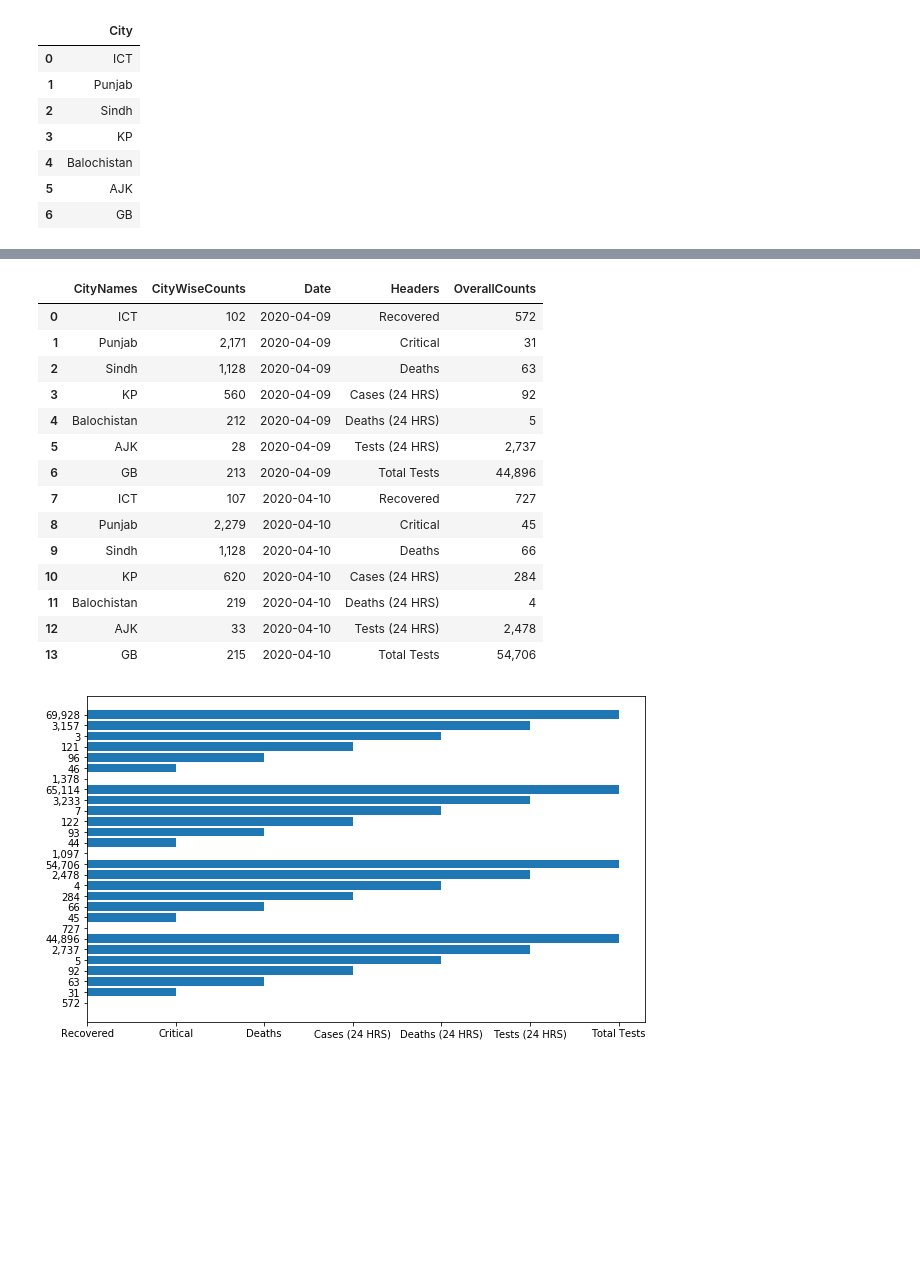
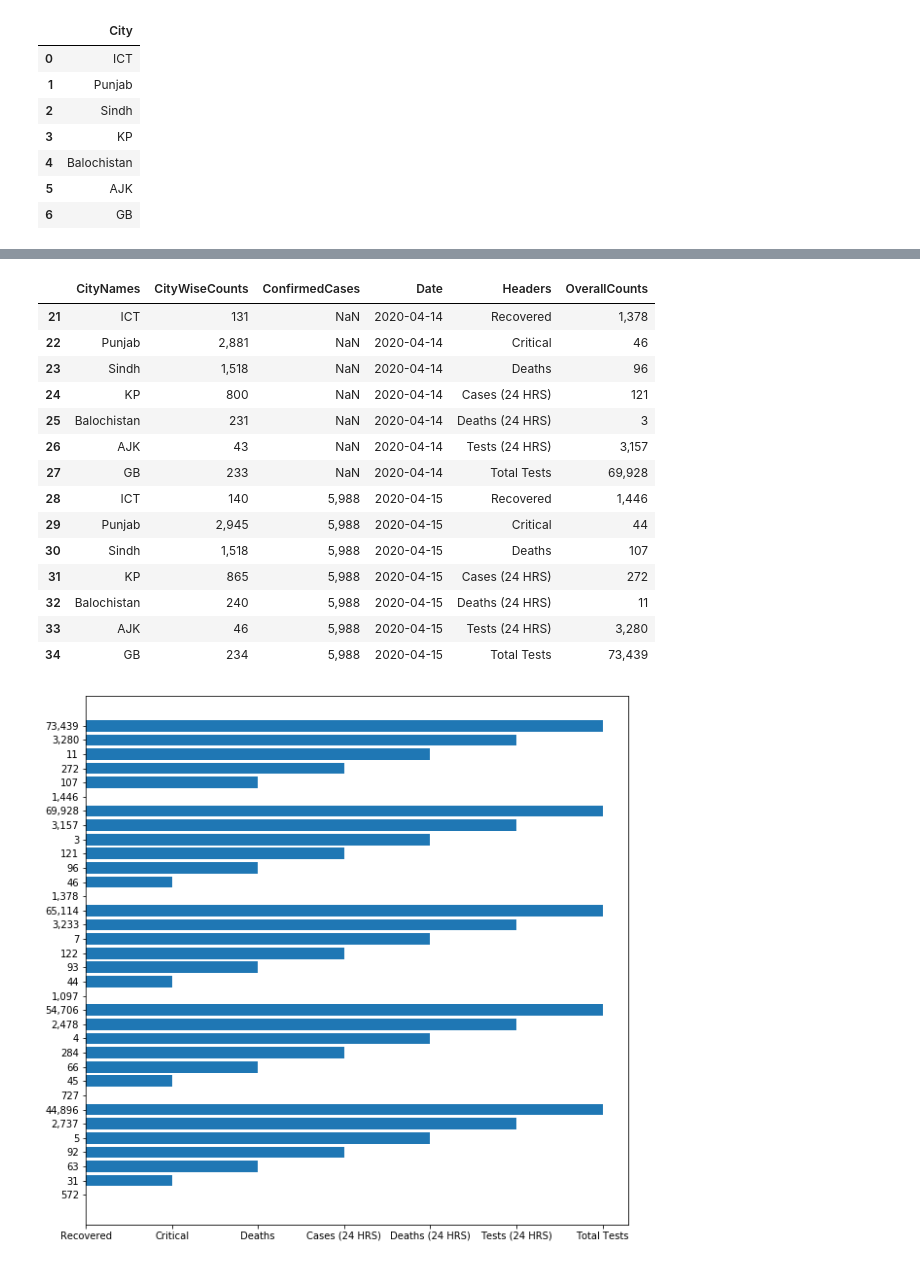
Before and after one commit to mmsayyam/Corona-Pakistan-Stats, a Jupyter notebook: Corona stats of Pakistan.ipynb, the cells around one changed output, grey strips where cells are left out. Drawn from its saved outputs; the diff is of its cells as text; code cells hidden in the pictures; blank space fills up the shorter version.

```diff
--- a/Corona stats of Pakistan.ipynb
+++ b/Corona stats of Pakistan.ipynb
@@ -235,6 +217,7 @@ df_final['Date'] = today
 df_final['CityWiseCounts'] = df_citywise_cases.Counts
 df_final['Headers'] = df_col['ColumnNames']
 df_final['OverallCounts'] = df_counts['Counts']
+df_final['ConfirmedCases'] = df_total_count.Count.iloc[0]
 # %%
 df_final
 # %% [output]
@@ -284,23 +267,23 @@ df_file.Date = df_file.Date.str.replace(' 00:00:00', '')
 # %%
 df_file.drop(columns=['index'], inplace=True)
 # %%
-df_file.head(14)
+df_file.tail(14)
 # %% [output]
-|  | CityNames | CityWiseCounts | Date | Headers | OverallCounts |
-| 0 | ICT | 102 | 2020-04-09 | Recovered | 572 |
-| 1 | Punjab | 2,171 | 2020-04-09 | Critical | 31 |
-| 2 | Sindh | 1,128 | 2020-04-09 | Deaths | 63 |
-| 3 | KP | 560 | 2020-04-09 | Cases (24 HRS) | 92 |
-| 4 | Balochistan | 212 | 2020-04-09 | Deaths (24 HRS) | 5 |
-| 5 | AJK | 28 | 2020-04-09 | Tests (24 HRS) | 2,737 |
-| 6 | GB | 213 | 2020-04-09 | Total Tests | 44,896 |
-| 7 | ICT | 107 | 2020-04-10 | Recovered | 727 |
-| 8 | Punjab | 2,279 | 2020-04-10 | Critical | 45 |
-| 9 | Sindh | 1,128 | 2020-04-10 | Deaths | 66 |
-| 10 | KP | 620 | 2020-04-10 | Cases (24 HRS) | 284 |
-| 11 | Balochistan | 219 | 2020-04-10 | Deaths (24 HRS) | 4 |
-| 12 | AJK | 33 | 2020-04-10 | Tests (24 HRS) | 2,478 |
-| 13 | GB | 215 | 2020-04-10 | Total Tests | 54,706 |
+|  | CityNames | CityWiseCounts | ConfirmedCases | Date | Headers | OverallCounts |
+| 21 | ICT | 131 | NaN | 2020-04-14 | Recovered | 1,378 |
+| 22 | Punjab | 2,881 | NaN | 2020-04-14 | Critical | 46 |
+| 23 | Sindh | 1,518 | NaN | 2020-04-14 | Deaths | 96 |
+| 24 | KP | 800 | NaN | 2020-04-14 | Cases (24 HRS) | 121 |
+| 25 | Balochistan | 231 | NaN | 2020-04-14 | Deaths (24 HRS) | 3 |
+| 26 | AJK | 43 | NaN | 2020-04-14 | Tests (24 HRS) | 3,157 |
+| 27 | GB | 233 | NaN | 2020-04-14 | Total Tests | 69,928 |
+| 28 | ICT | 140 | 5,988 | 2020-04-15 | Recovered | 1,446 |
+| 29 | Punjab | 2,945 | 5,988 | 2020-04-15 | Critical | 44 |
+| 30 | Sindh | 1,518 | 5,988 | 2020-04-15 | Deaths | 107 |
+| 31 | KP | 865 | 5,988 | 2020-04-15 | Cases (24 HRS) | 272 |
+| 32 | Balochistan | 240 | 5,988 | 2020-04-15 | Deaths (24 HRS) | 11 |
+| 33 | AJK | 46 | 5,988 | 2020-04-15 | Tests (24 HRS) | 3,280 |
+| 34 | GB | 234 | 5,988 | 2020-04-15 | Total Tests | 73,439 |
 # %%
 # getting city wise date and counts and assigning to variables
 ict = df_file.loc[df_file['CityNames'] == 'ICT', ['CityWiseCounts', 'Date']]
@@ -312,9 +295,9 @@ ajk = df_file.loc[df_file['CityNames'] == 'AJK', ['CityWiseCounts', 'Date']]
 gb = df_file.loc[df_file['CityNames'] == 'GB', ['CityWiseCounts', 'Date']]
 # %%
 import matplotlib.pyplot as plt
-fig = plt.figure(figsize=(10, 6))
+fig = plt.figure(figsize=(10, 10))
 plt.barh(df_file.OverallCounts, width=df_file.Headers)
 plt.show()
 # %% [output]
-[figure, old version]
+[figure, new version]
 # %%
```
Also changed, not shown: parts of 16 cells of this notebook, 1 other file.
